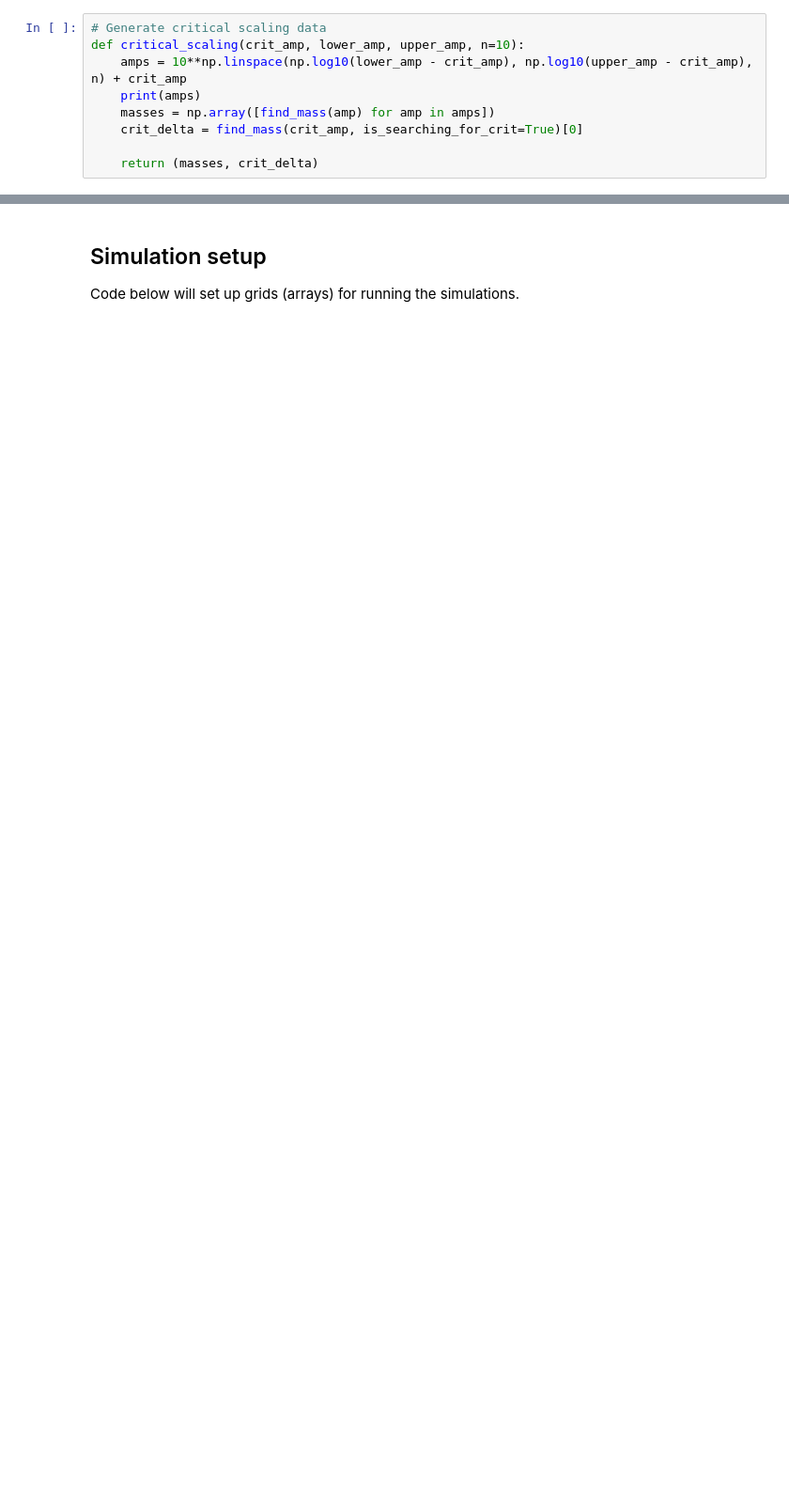
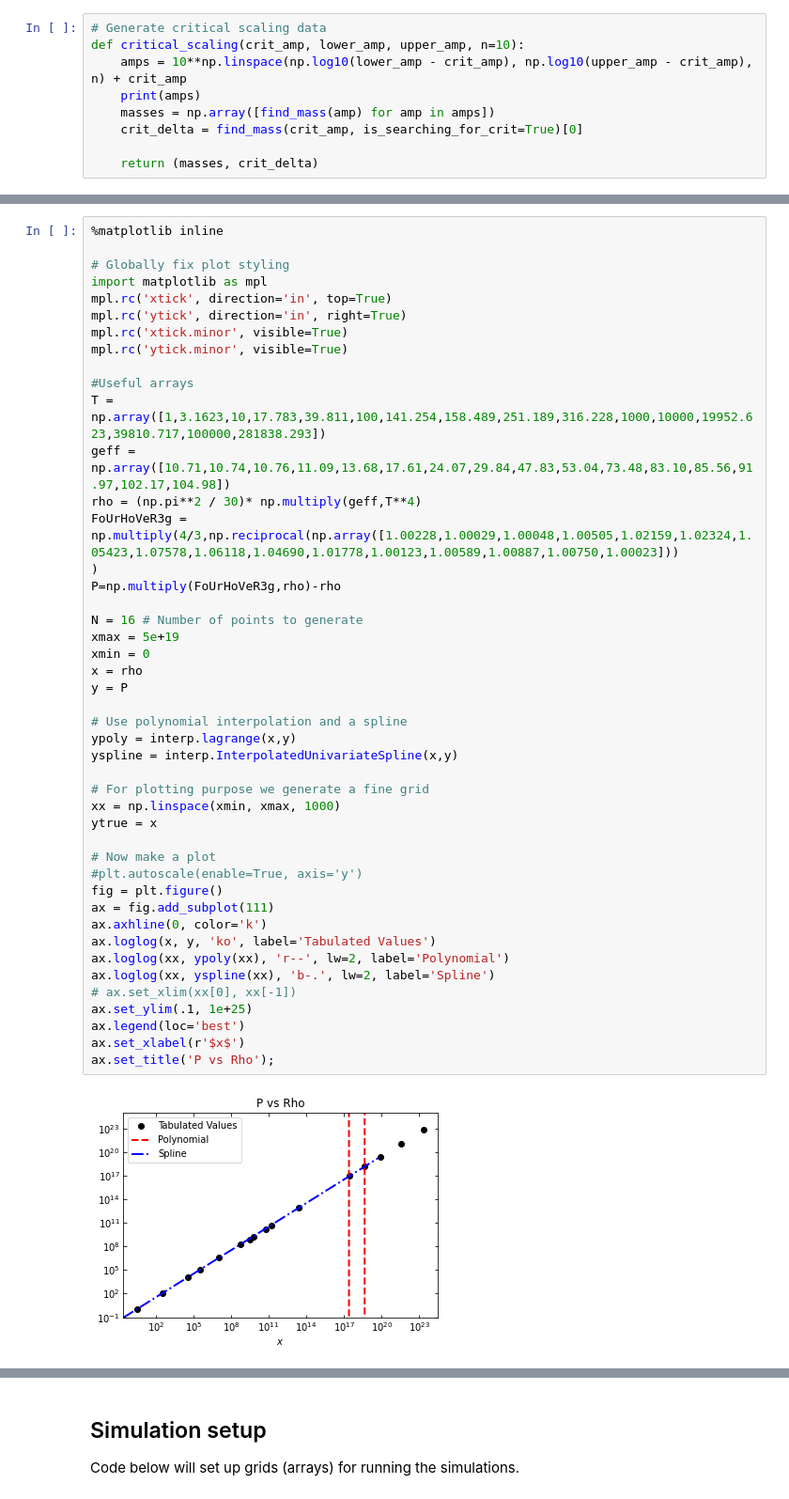
Before and after one commit to jbmertens/criticalcollapse, a Jupyter notebook: Critical_scaling.ipynb, the cells around one changed output, grey strips where cells are left out. Shown at 94% size. Saved outputs shown, nothing was run; the diff lists cells and outputs as text; blank space fills up the shorter version.

Commit message:
improved graph

```diff
--- a/Critical_scaling.ipynb
+++ b/Critical_scaling.ipynb
@@ -186,0 +192,47 @@ def critical_scaling(crit_amp, lower_amp, upper_amp, n=10):
+# %%
+%matplotlib inline
+
+# Globally fix plot styling
+import matplotlib as mpl
+mpl.rc('xtick', direction='in', top=True)
+mpl.rc('ytick', direction='in', right=True)
+mpl.rc('xtick.minor', visible=True)
+mpl.rc('ytick.minor', visible=True)
+
+#Useful arrays
+T = np.array([1,3.1623,10,17.783,39.811,100,141.254,158.489,251.189,316.228,1000,10000,19952.623,39810.717,100000,281838.293])
+geff = np.array([10.71,10.74,10.76,11.09,13.68,17.61,24.07,29.84,47.83,53.04,73.48,83.10,85.56,91.97,102.17,104.98])
+rho = (np.pi**2 / 30)* np.multiply(geff,T**4)
+FoUrHoVeR3g = np.multiply(4/3,np.reciprocal(np.array([1.00228,1.00029,1.00048,1.00505,1.02159,1.02324,1.05423,1.07578,1.06118,1.04690,1.01778,1.00123,1.00589,1.00887,1.00750,1.00023]))
+)
+P=np.multiply(FoUrHoVeR3g,rho)-rho
+
+N = 16 # Number of points to generate
+xmax = 5e+19
+xmin = 0
+x = rho
+y = P
+
+# Use polynomial interpolation and a spline
+ypoly = interp.lagrange(x,y)
+yspline = interp.InterpolatedUnivariateSpline(x,y)
+
+# For plotting purpose we generate a fine grid
+xx = np.linspace(xmin, xmax, 1000)
+ytrue = x
+
+# Now make a plot
+#plt.autoscale(enable=True, axis='y')
+fig = plt.figure()
+ax = fig.add_subplot(111)
+ax.axhline(0, color='k')
+ax.loglog(x, y, 'ko', label='Tabulated Values')
+ax.loglog(xx, ypoly(xx), 'r--', lw=2, label='Polynomial')
+ax.loglog(xx, yspline(xx), 'b-.', lw=2, label='Spline')
+# ax.set_xlim(xx[0], xx[-1])
+ax.set_ylim(.1, 1e+25)
+ax.legend(loc='best')
+ax.set_xlabel(r'$x$')
+ax.set_title('P vs Rho');
+# %% [output]
+[figure, added]
```
Also changed, not shown: parts of 6 cells of this notebook.
